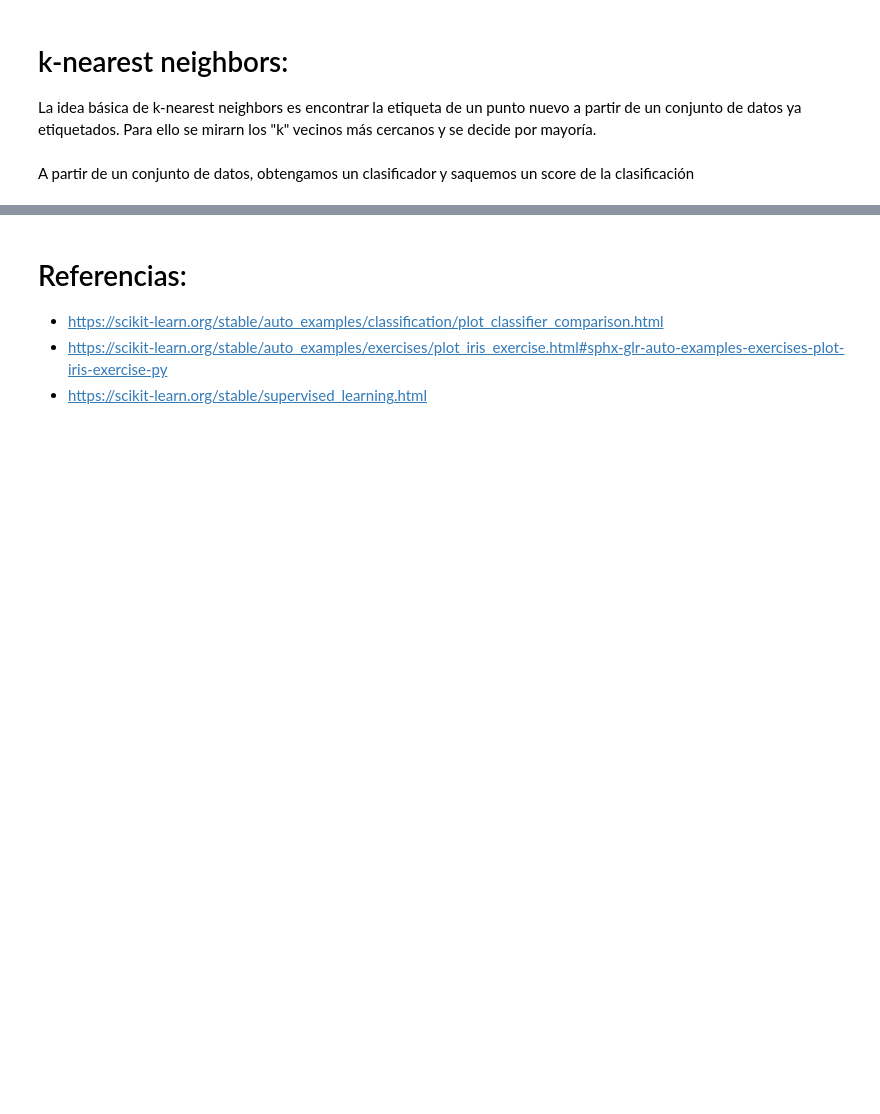
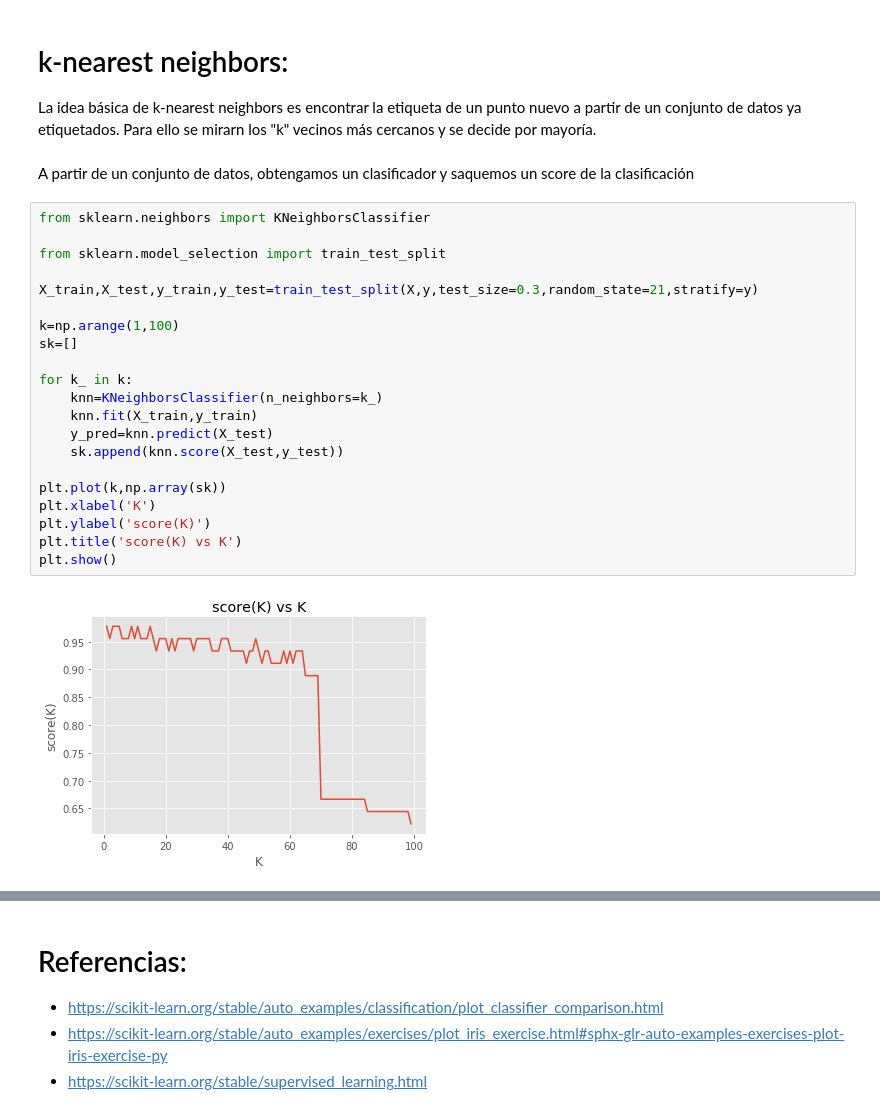
Before and after one commit to Cpicon/DataSciencePythonCourse, a Jupyter notebook: 9ML/2_Clasificacion.ipynb, the cells around one changed output, grey strips where cells are left out. Drawn from its saved outputs; the diff is of its cells as text; blank space fills up the shorter version.

```diff
--- a/9ML/2_Clasificacion.ipynb
+++ b/9ML/2_Clasificacion.ipynb
@@ -32,3 +72,26 @@ Una función discriminante toma un vector de entrada y lo asigna a una de las K
 La idea básica de k-nearest neighbors es encontrar la etiqueta de un punto nuevo a partir de un conjunto de datos ya etiquetados. Para ello se mirarn los "k" vecinos más cercanos y se decide por mayoría.
 # %% [markdown]
 A partir de un conjunto de datos, obtengamos un clasificador y saquemos un score de la clasificación
+# %%
+from sklearn.neighbors import KNeighborsClassifier
+
+from sklearn.model_selection import train_test_split
+
+X_train,X_test,y_train,y_test=train_test_split(X,y,test_size=0.3,random_state=21,stratify=y)
+
+k=np.arange(1,100)
+sk=[]
+
+for k_ in k:
+    knn=KNeighborsClassifier(n_neighbors=k_)
+    knn.fit(X_train,y_train)
+    y_pred=knn.predict(X_test)
+    sk.append(knn.score(X_test,y_test))
+
+plt.plot(k,np.array(sk))
+plt.xlabel('K')
+plt.ylabel('score(K)')
+plt.title('score(K) vs K')
+plt.show()
+# %% [output]
+[figure, added]
```
Also changed, not shown: parts of 6 cells of this notebook.
